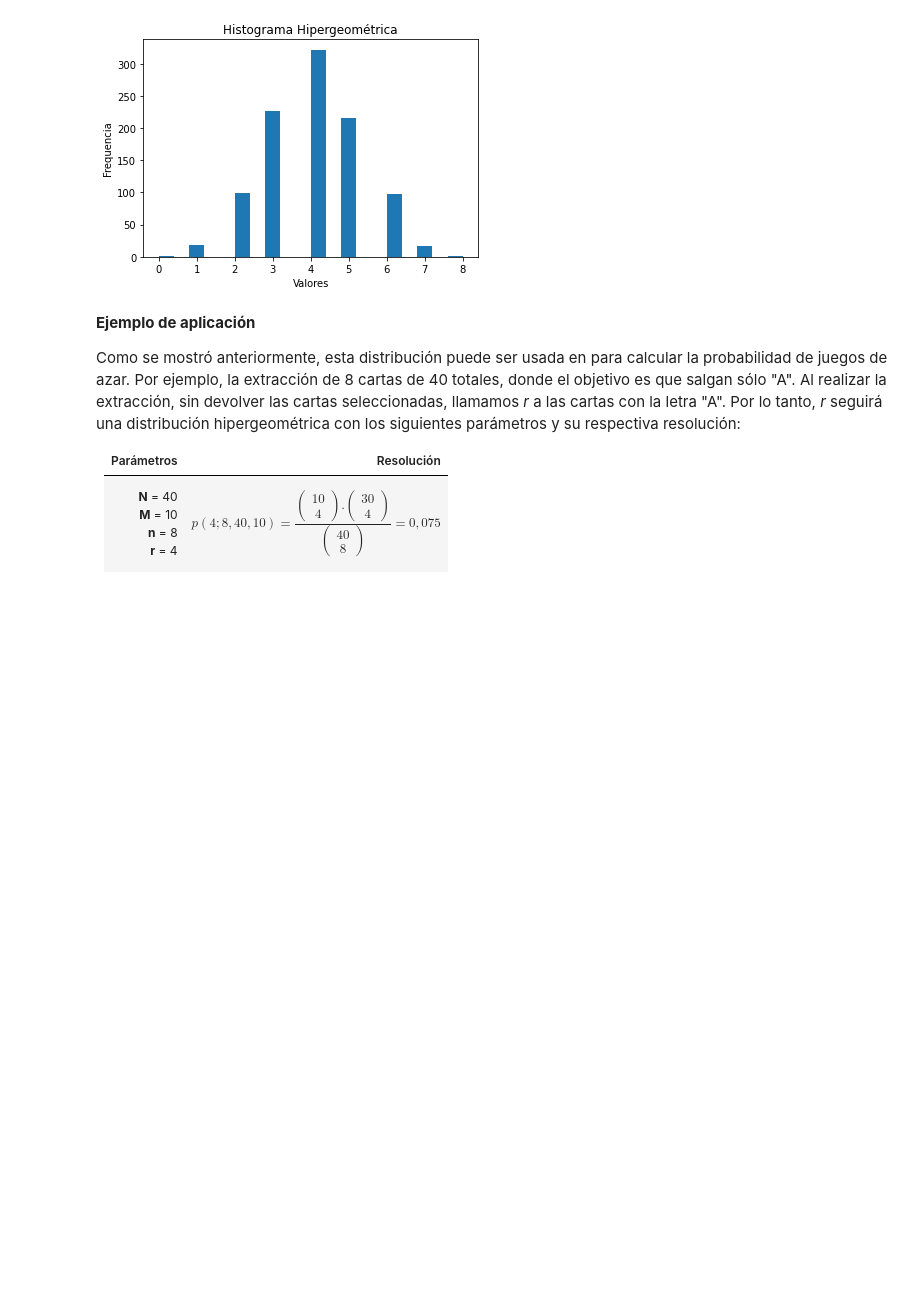
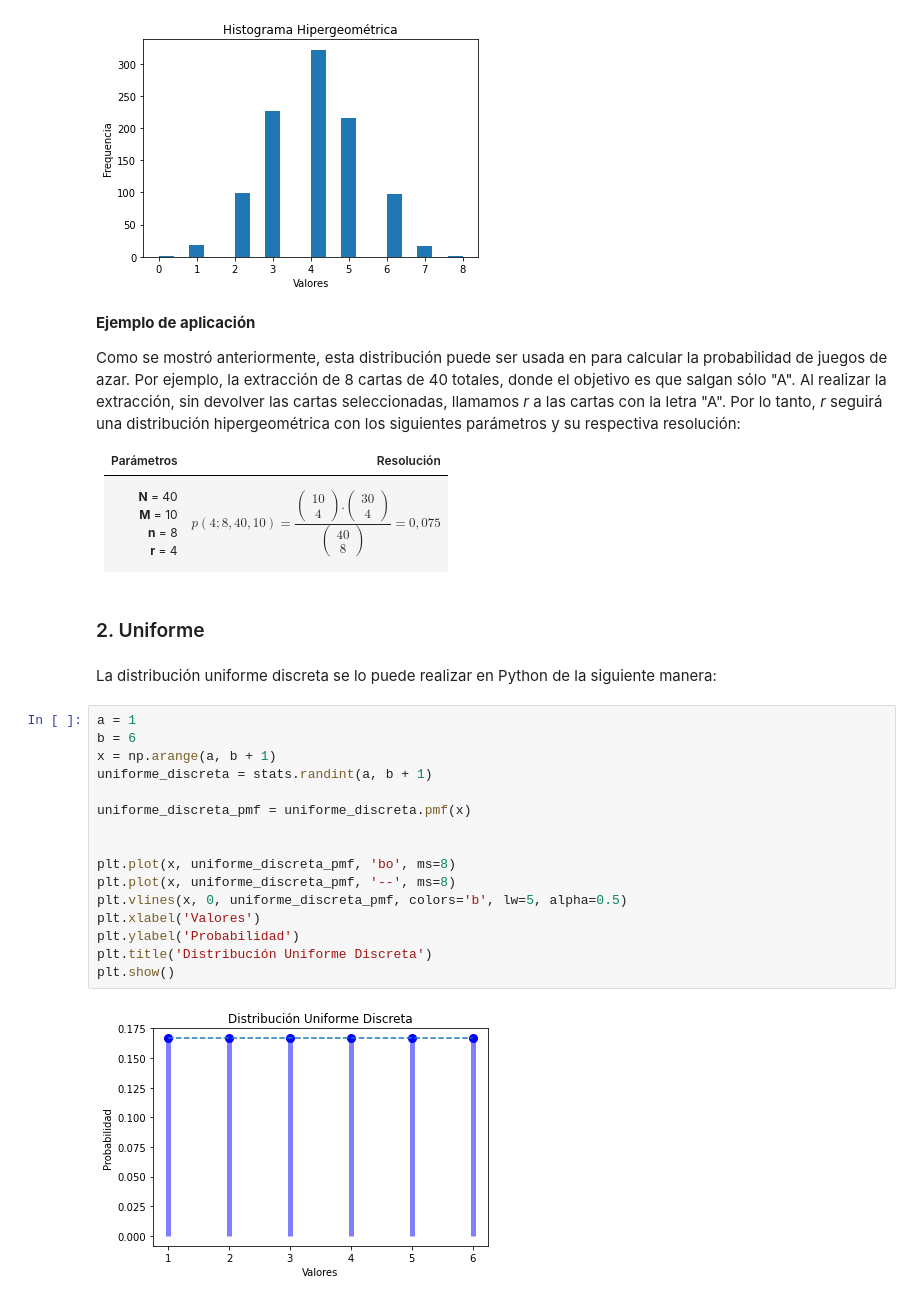
Before and after one commit to eddzhizhpon/p60-simulacion, a Jupyter notebook: t7-investigacion-distribuciones-discretas/t7-investigacion-distribuciones-discretas.ipynb, the cells around one changed output. Saved outputs shown, nothing was run; the diff lists cells and outputs as text; blank space fills up the shorter version.

Commit message:
Tarea 7: Investigación de distribuciones discretas

```diff
--- a/t7-investigacion-distribuciones-discretas/t7-investigacion-distribuciones-discretas.ipynb
+++ b/t7-investigacion-distribuciones-discretas/t7-investigacion-distribuciones-discretas.ipynb
@@ -80,3 +123,25 @@ Como se mostró anteriormente, esta distribución puede ser usada en para calcul
 |Parámetros|Resolución|
 |:----------:|:-------------:|
 | **N** = 40 <br/>**M** = 10 <br/>**n** = 8 <br/>**r** = 4 <br/> | $$p(4;8,40,10)=\frac{ \left(\begin{array}{c} 10 \\ 4 \end{array}\right) . \left(\begin{array}{c} 30 \\ 4 \end{array}\right) }{ \left(\begin{array}{c} 40 \\ 8 \end{array}\right) } = 0,075 $$|
+# %% [markdown]
+### 2. Uniforme
+# %% [markdown]
+La distribución uniforme discreta se lo puede realizar en Python de la siguiente manera:
+# %%
+a = 1
+b = 6
+x = np.arange(a, b + 1)
+uniforme_discreta = stats.randint(a, b + 1)
+
+uniforme_discreta_pmf = uniforme_discreta.pmf(x)
+
+
+plt.plot(x, uniforme_discreta_pmf, 'bo', ms=8)
+plt.plot(x, uniforme_discreta_pmf, '--', ms=8)
+plt.vlines(x, 0, uniforme_discreta_pmf, colors='b', lw=5, alpha=0.5)
+plt.xlabel('Valores')
+plt.ylabel('Probabilidad')
+plt.title('Distribución Uniforme Discreta')
+plt.show()
+# %% [output]
+[figure, added]
```
Also changed, not shown: parts of 19 cells of this notebook.
